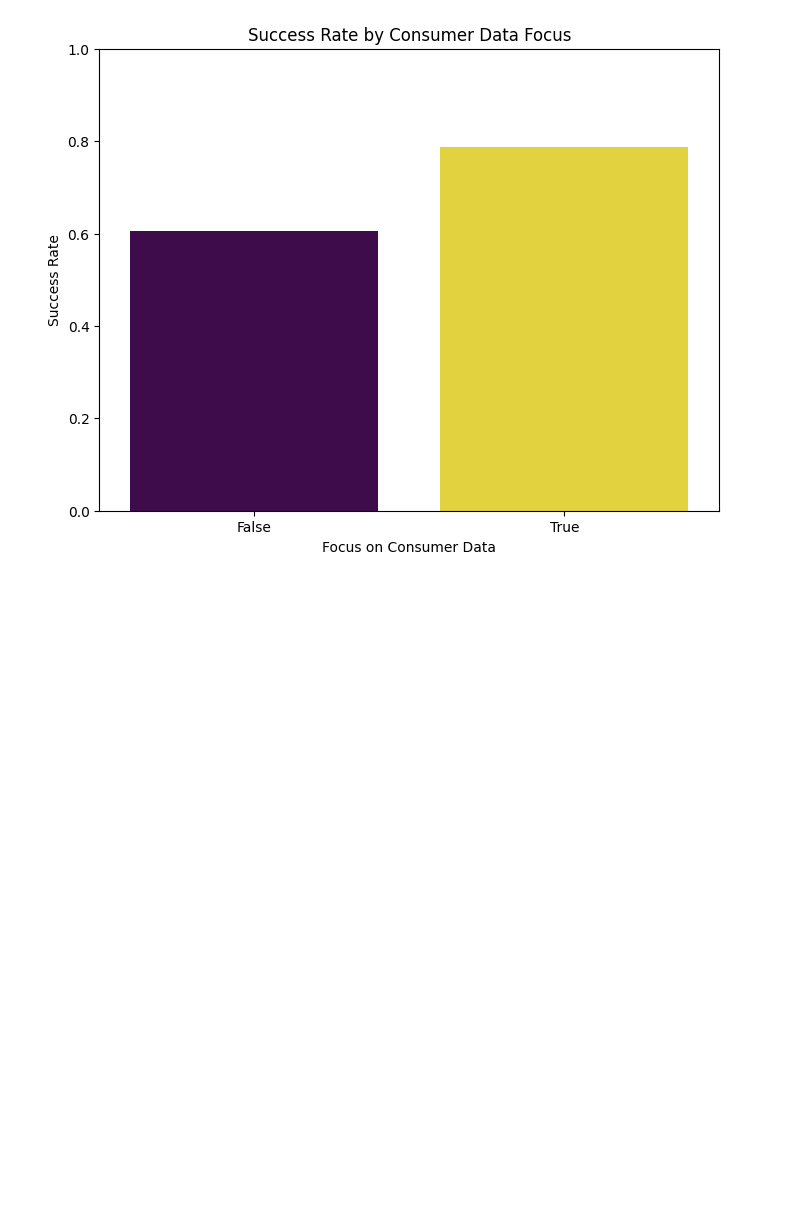
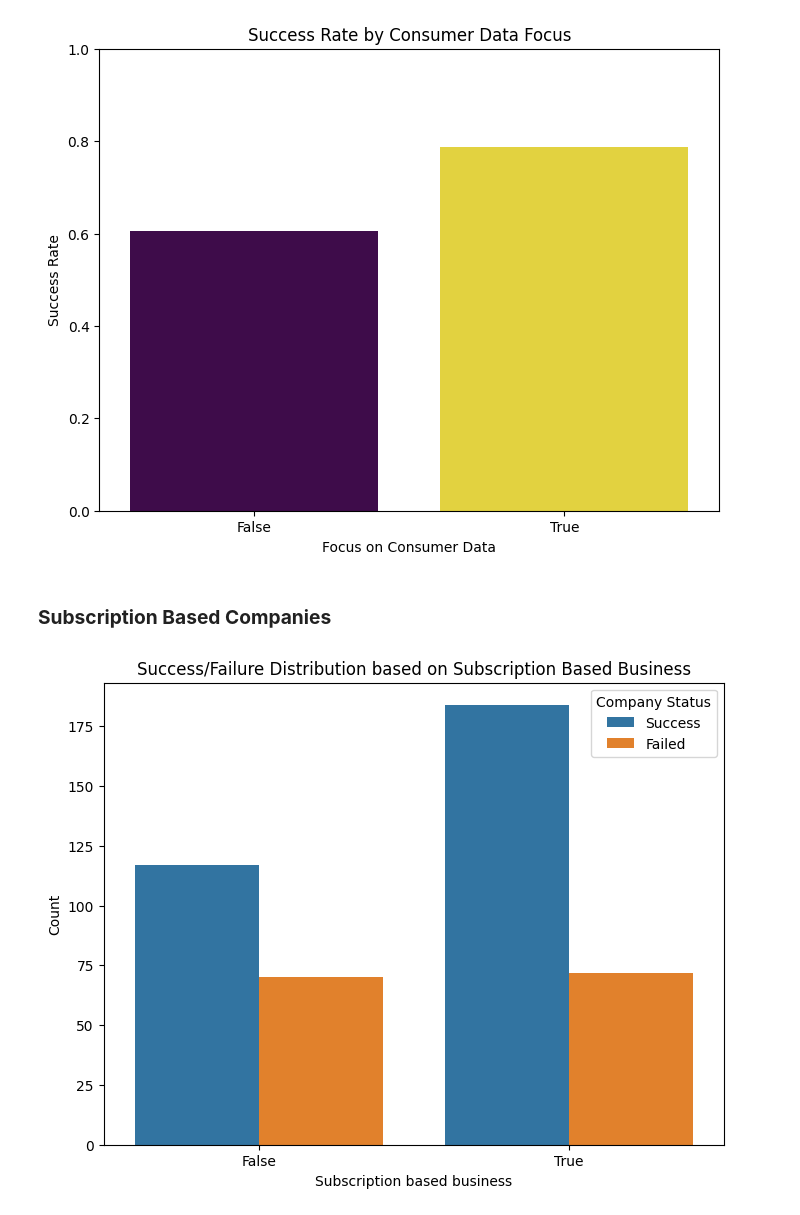
Before and after one commit to RobertArustamyan/StartupAnalyze, a Jupyter notebook: analysis.ipynb, the cells around one changed output. Drawn from its saved outputs; the diff is of its cells as text; code cells hidden in the pictures; blank space fills up the shorter version.

```diff
--- a/analysis.ipynb
+++ b/analysis.ipynb
@@ -85,3 +87,11 @@ ConsumerData.plot_success_dependence()
 columns_for_model.append('Focus on consumer data?')
 # %% [output]
 [figure]
+# %% [markdown]
+### **Subscription Based Companies**
+# %%
+SubscriptionCompanies = SubscriptionBased(df)
+SubscriptionCompanies.plot_subscription_based()
+columns_for_model.append('Subscription based business')
+# %% [output]
+[figure, added]
```
Also changed, not shown: parts of 1 cell of this notebook.
